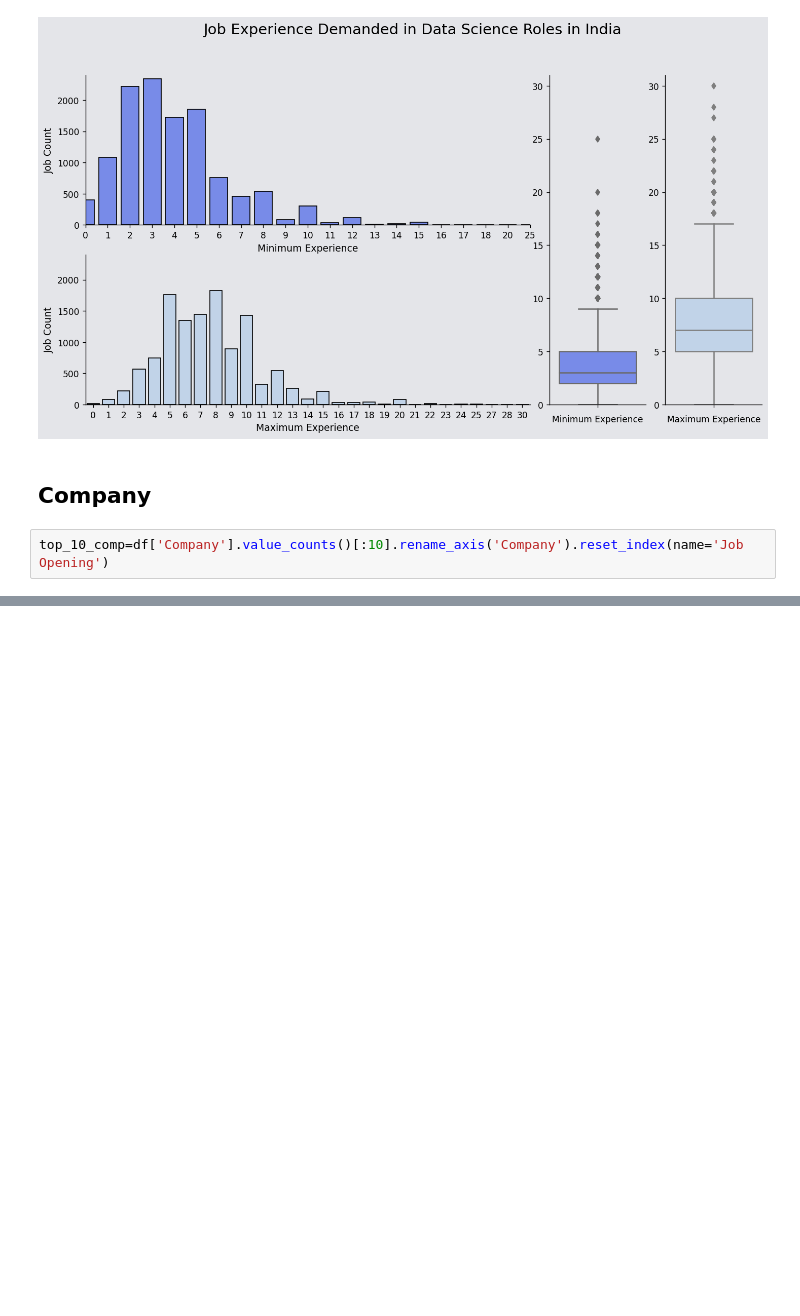
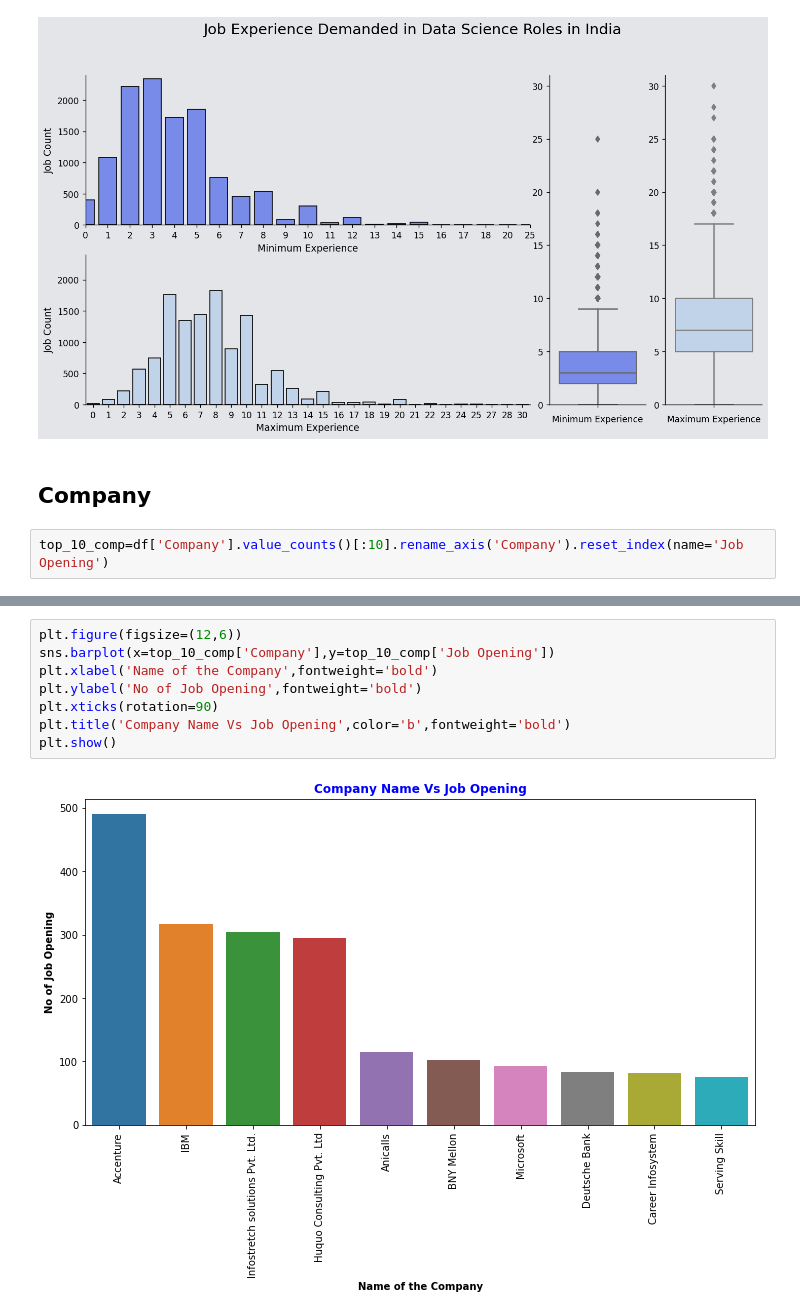
Before and after one commit to krneeru23/naukari_data_science_jobs_Analysis, a Jupyter notebook: naukari_data_sc. job Analysis.ipynb, the cells around one changed output, grey strips where cells are left out. Drawn from its saved outputs; the diff is of its cells as text; blank space fills up the shorter version.

```diff
--- a/naukari_data_sc. job Analysis.ipynb
+++ b/naukari_data_sc. job Analysis.ipynb
@@ -404,4 +404,14 @@ top_10_comp.style.background_gradient(cmap='Blues')
 | 7 | Deutsche Bank | 84 |
 | 8 | Career Infosystem | 82 |
 | 9 | Serving Skill | 76 |
+# %%
+plt.figure(figsize=(12,6))
+sns.barplot(x=top_10_comp['Company'],y=top_10_comp['Job Opening'])
+plt.xlabel('Name of the Company',fontweight='bold')
+plt.ylabel('No of Job Opening',fontweight='bold')
+plt.xticks(rotation=90)
+plt.title('Company Name Vs Job Opening',color='b',fontweight='bold')
+plt.show()
+# %% [output]
+[figure, added]
 # %%
```
Also changed, not shown: parts of 6 cells of this notebook.
